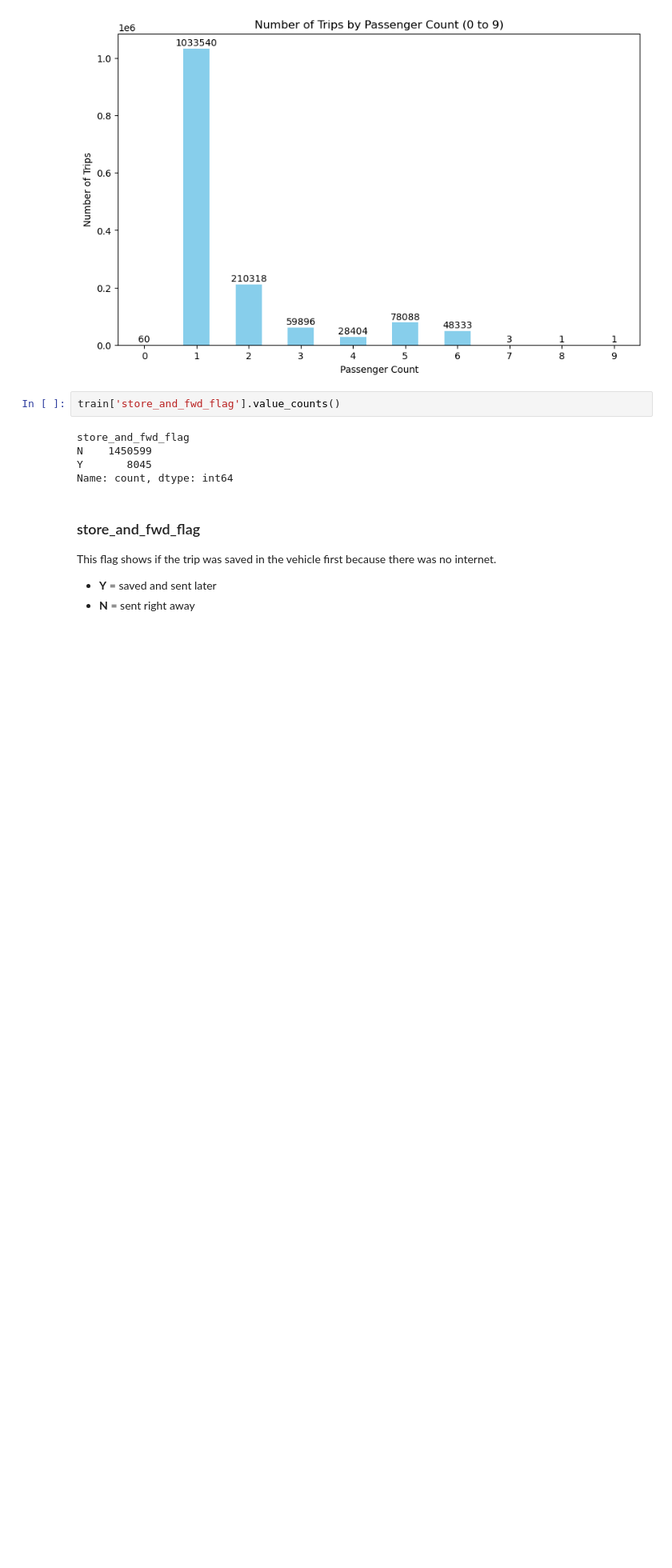
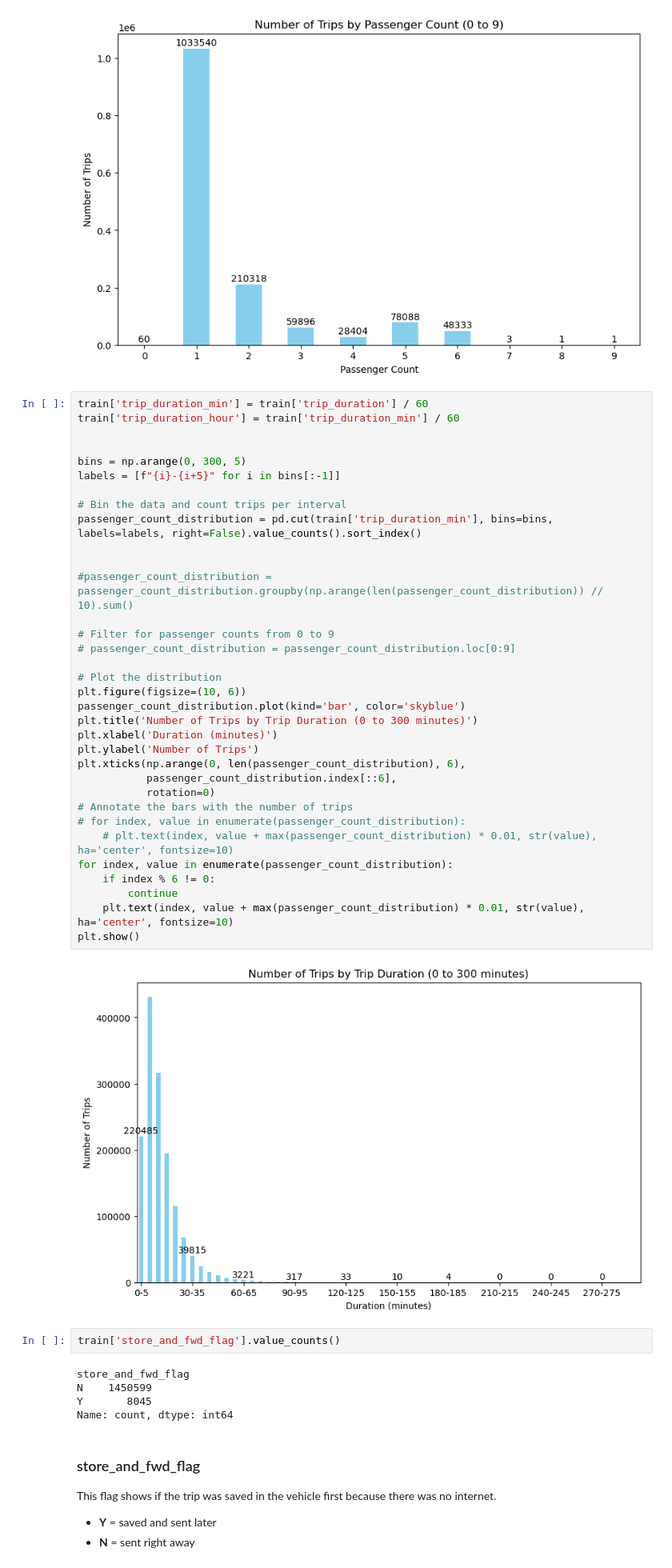
Before and after one commit to Niki123456123456/taxi_trip_duration, a Jupyter notebook: main.ipynb, the cells around one changed output. Shown at 80% size. Saved outputs shown, nothing was run; the diff lists cells and outputs as text; blank space fills up the shorter version.

Commit message:
add figure for Number of Trips by Trip Duration

```diff
--- a/main.ipynb
+++ b/main.ipynb
@@ -61,6 +61,42 @@ for index, value in enumerate(passenger_count_distribution):
 plt.show()
 # %% [output]
 [figure]
+# %%
+train['trip_duration_min'] = train['trip_duration'] / 60
+train['trip_duration_hour'] = train['trip_duration_min'] / 60
+
+
+bins = np.arange(0, 300, 5)
+labels = [f"{i}-{i+5}" for i in bins[:-1]]
+
+# Bin the data and count trips per interval
+passenger_count_distribution = pd.cut(train['trip_duration_min'], bins=bins, labels=labels, right=False).value_counts().sort_index()
+
+
+#passenger_count_distribution = passenger_count_distribution.groupby(np.arange(len(passenger_count_distribution)) // 10).sum()
+
+# Filter for passenger counts from 0 to 9
+# passenger_count_distribution = passenger_count_distribution.loc[0:9]
+
+# Plot the distribution
+plt.figure(figsize=(10, 6))
+passenger_count_distribution.plot(kind='bar', color='skyblue')
+plt.title('Number of Trips by Trip Duration (0 to 300 minutes)')
+plt.xlabel('Duration (minutes)')
+plt.ylabel('Number of Trips')
+plt.xticks(np.arange(0, len(passenger_count_distribution), 6),
+           passenger_count_distribution.index[::6],
+           rotation=0)
+# Annotate the bars with the number of trips
+# for index, value in enumerate(passenger_count_distribution):
+    # plt.text(index, value + max(passenger_count_distribution) * 0.01, str(value), ha='center', fontsize=10)
+for index, value in enumerate(passenger_count_distribution):
+    if index % 6 != 0:
+        continue
+    plt.text(index, value + max(passenger_count_distribution) * 0.01, str(value), ha='center', fontsize=10)
+plt.show()
+# %% [output]
+[figure, added]
 # %%
 train['store_and_fwd_flag'].value_counts()
 # %% [output]
```
